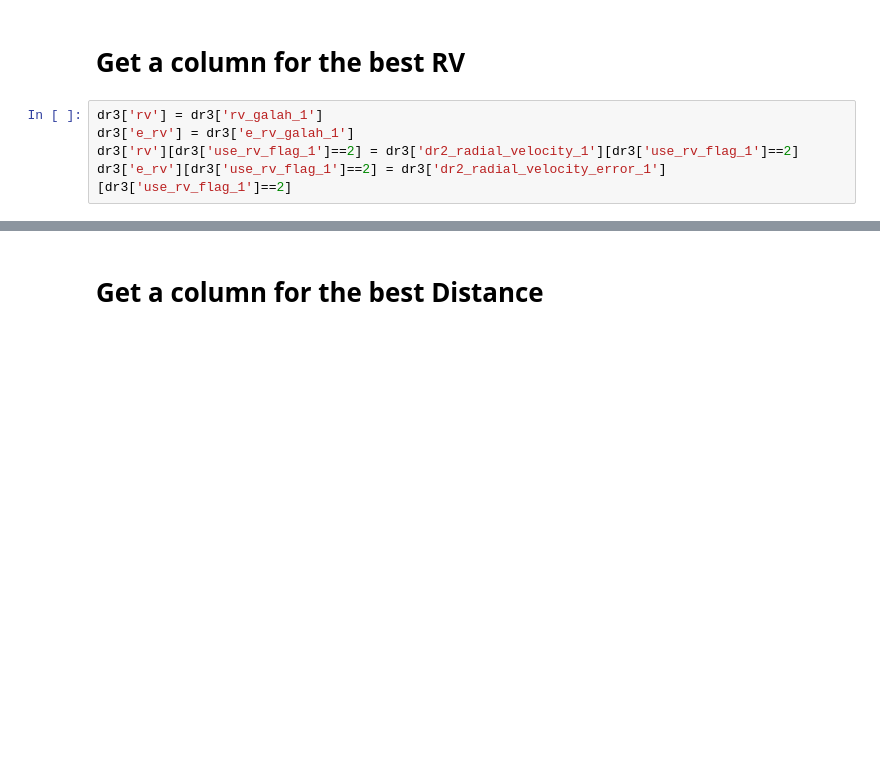
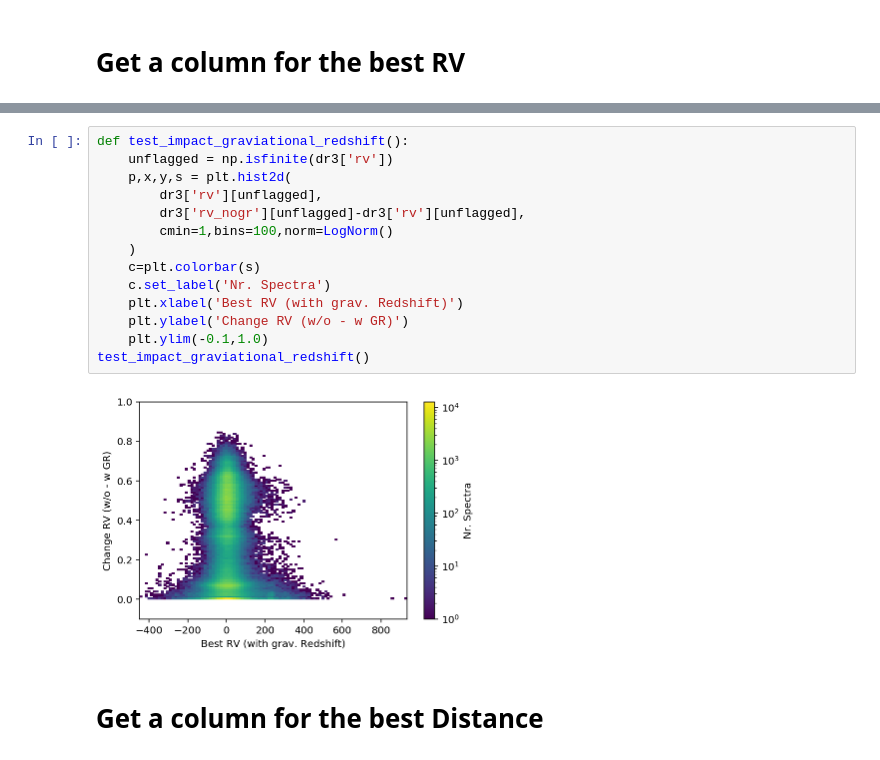
Before and after one commit to svenbuder/GALAH_DR3, a Jupyter notebook: tutorials/tutorial5_Best_RV_and_Distance.ipynb, the cells around one changed output, grey strips where cells are left out. Drawn from its saved outputs; the diff is of its cells as text; blank space fills up the shorter version.

Commit message:
added new tutorial to get best RV and Distance

```diff
--- a/tutorials/tutorial5_Best_RV_and_Distance.ipynb
+++ b/tutorials/tutorial5_Best_RV_and_Distance.ipynb
@@ -42,8 +44,3 @@ dr3_1234 = join(dr3_123,dr3_gaia,keys='sobject_id',metadata_conflicts='silent')
 dr3 = join(dr3_1234,dr3_rv,keys='sobject_id',metadata_conflicts='silent')
 # %% [markdown]
 # Get a column for the best RV
-# %%
-dr3['rv'] = dr3['rv_galah_1']
-dr3['e_rv'] = dr3['e_rv_galah_1']
-dr3['rv'][dr3['use_rv_flag_1']==2] = dr3['dr2_radial_velocity_1'][dr3['use_rv_flag_1']==2]
-dr3['e_rv'][dr3['use_rv_flag_1']==2] = dr3['dr2_radial_velocity_error_1'][dr3['use_rv_flag_1']==2]
@@ -50,3 +78,19 @@ dr3['e_rv'][dr3['use_rv_flag_1']==2] = dr3['dr2_radial_velocity_error_1'][dr3['u
+# %%
+def test_impact_graviational_redshift():
+    unflagged = np.isfinite(dr3['rv'])
+    p,x,y,s = plt.hist2d(
+        dr3['rv'][unflagged],
+        dr3['rv_nogr'][unflagged]-dr3['rv'][unflagged],
+        cmin=1,bins=100,norm=LogNorm()
+    )
+    c=plt.colorbar(s)
+    c.set_label('Nr. Spectra')
+    plt.xlabel('Best RV (with grav. Redshift)')
+    plt.ylabel('Change RV (w/o - w GR)')
+    plt.ylim(-0.1,1.0)
+test_impact_graviational_redshift()
+# %% [output]
+[figure, added]
 # %% [markdown]
 # Get a column for the best Distance
 # %%
```
Also changed, not shown: parts of 3 cells of this notebook.
